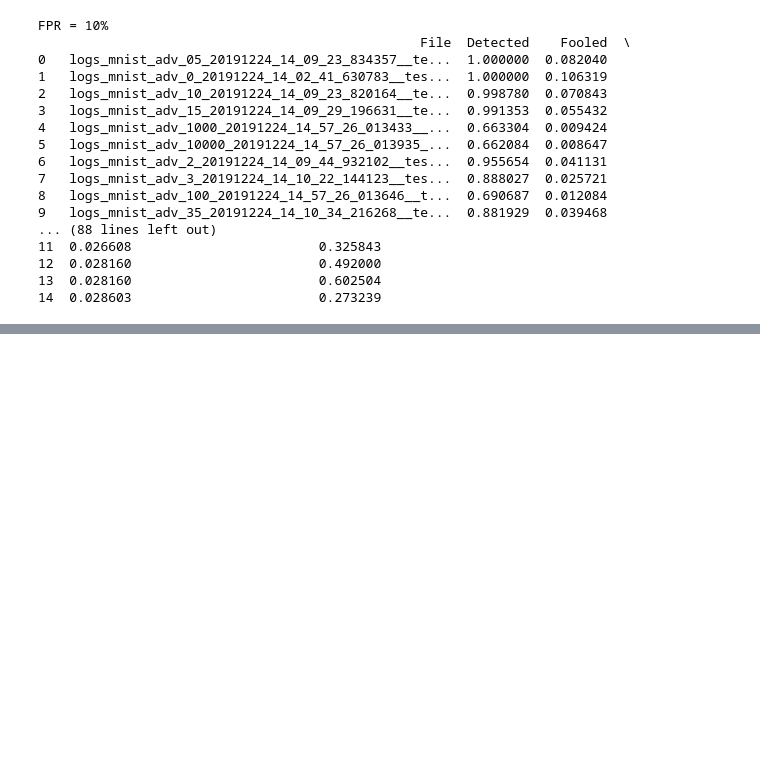
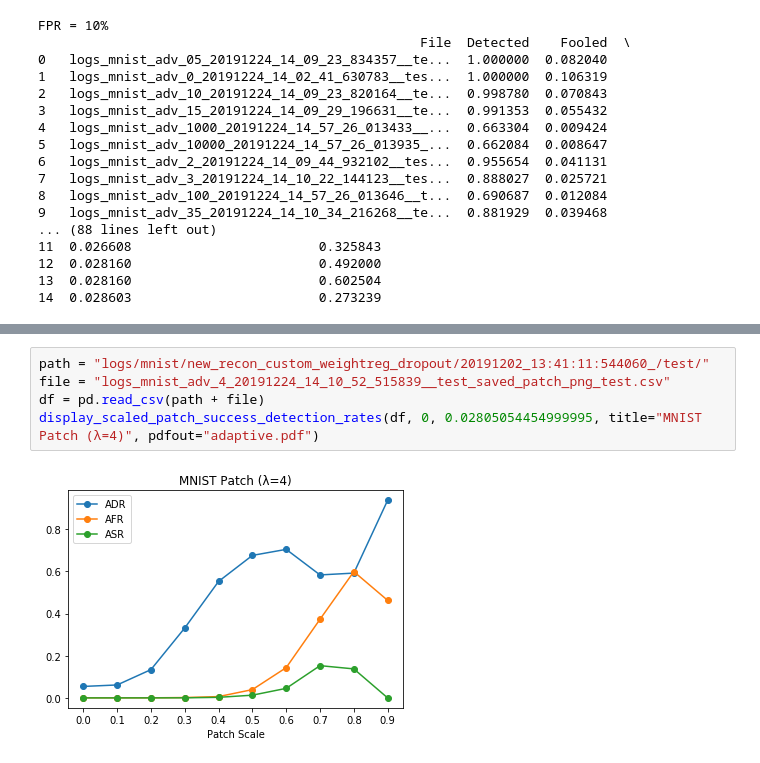
Before and after one commit to PerryXDeng/detecting-adversarial-patches-capsule-networks, a Jupyter notebook: recon_error_analysis.ipynb, the cells around one changed output, grey strips where cells are left out. Drawn from its saved outputs; the diff is of its cells as text; blank space fills up the shorter version.

```diff
--- a/recon_error_analysis.ipynb
+++ b/recon_error_analysis.ipynb
@@ -213,0 +219,7 @@ FPR = 10%
+# %%
+path = "logs/mnist/new_recon_custom_weightreg_dropout/20191202_13:41:11:544060_/test/"
+file = "logs_mnist_adv_4_20191224_14_10_52_515839__test_saved_patch_png_test.csv"
+df = pd.read_csv(path + file)
+display_scaled_patch_success_detection_rates(df, 0, 0.02805054454999995, title="MNIST Patch (λ=4)", pdfout="adaptive.pdf")
+# %% [output]
+[figure, added]
```
Also changed, not shown: parts of 4 cells of this notebook.
